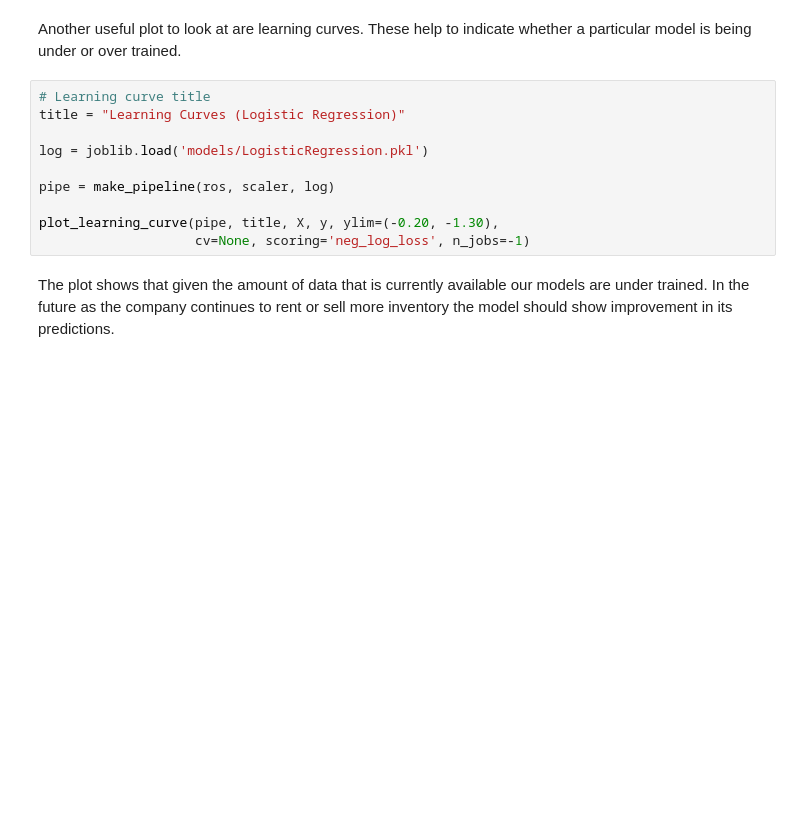
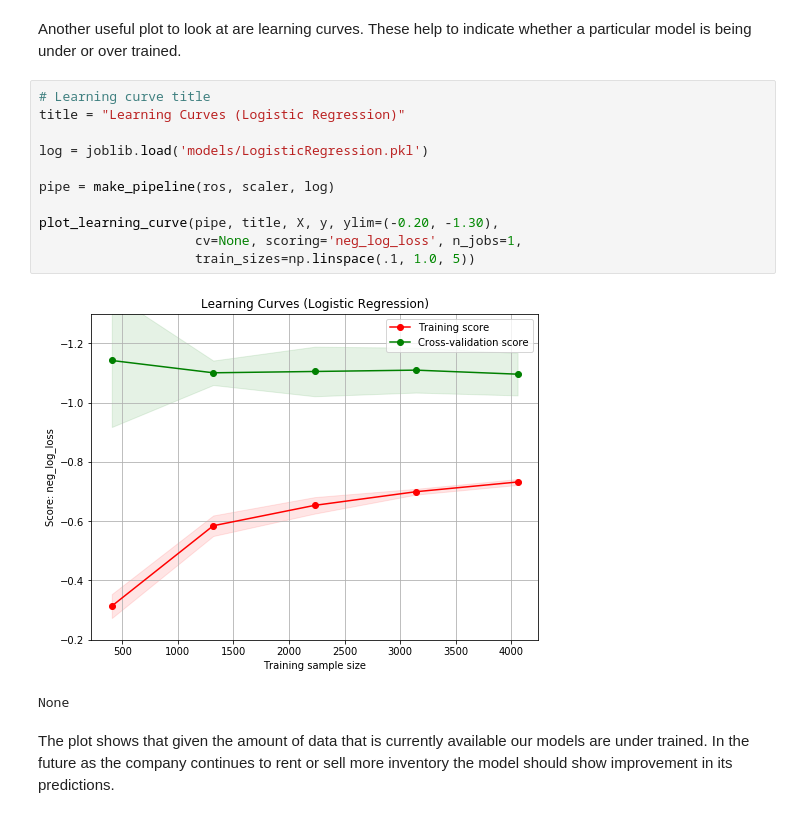
Before and after one commit to ecampana/borrow-my-style, a Jupyter notebook: modeling-rentability.ipynb, the cells around one changed output. Cells and saved outputs as stored; diff of their text form; blank space fills up the shorter version.

Commit message:
Updated README.md and learning curve plot in modeling-rentability.ipynb

```diff
--- a/modeling-rentability.ipynb
+++ b/modeling-rentability.ipynb
@@ -658,12 +658,16 @@ Another useful plot to look at are learning curves. These help to indicate wheth
 # %%
 # Learning curve title
 title = "Learning Curves (Logistic Regression)"
 
 log = joblib.load('models/LogisticRegression.pkl')
 
 pipe = make_pipeline(ros, scaler, log)
 
 plot_learning_curve(pipe, title, X, y, ylim=(-0.20, -1.30),
-                    cv=None, scoring='neg_log_loss', n_jobs=-1)
+                    cv=None, scoring='neg_log_loss', n_jobs=1,
+                    train_sizes=np.linspace(.1, 1.0, 5))
+# %% [output]
+[figure, added]
+None
 # %% [markdown]
 The plot shows that given the amount of data that is currently available our models are under trained. In the future as the company continues to rent or sell more inventory the model should show improvement in its predictions.
```
Also changed, not shown: 1 other file.
